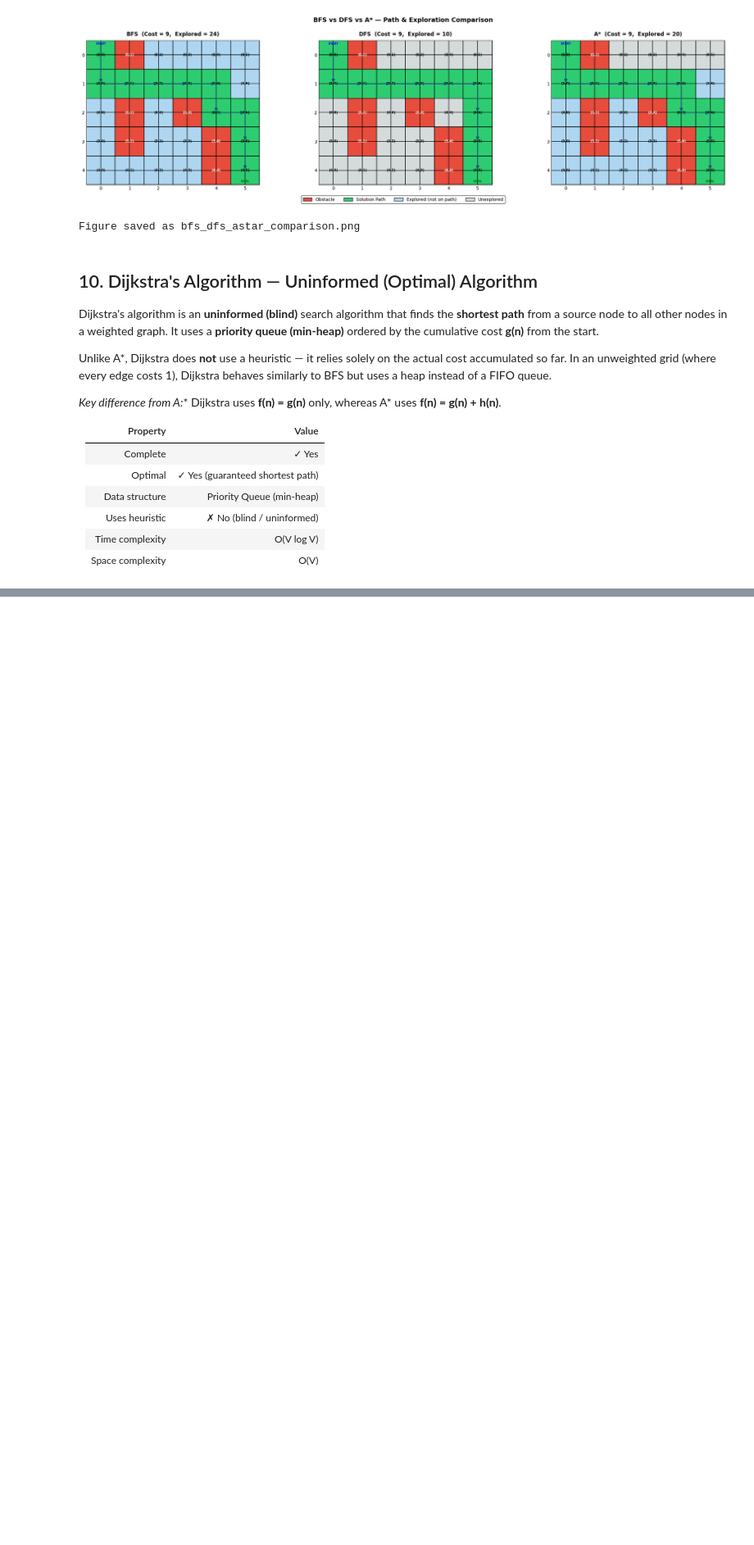
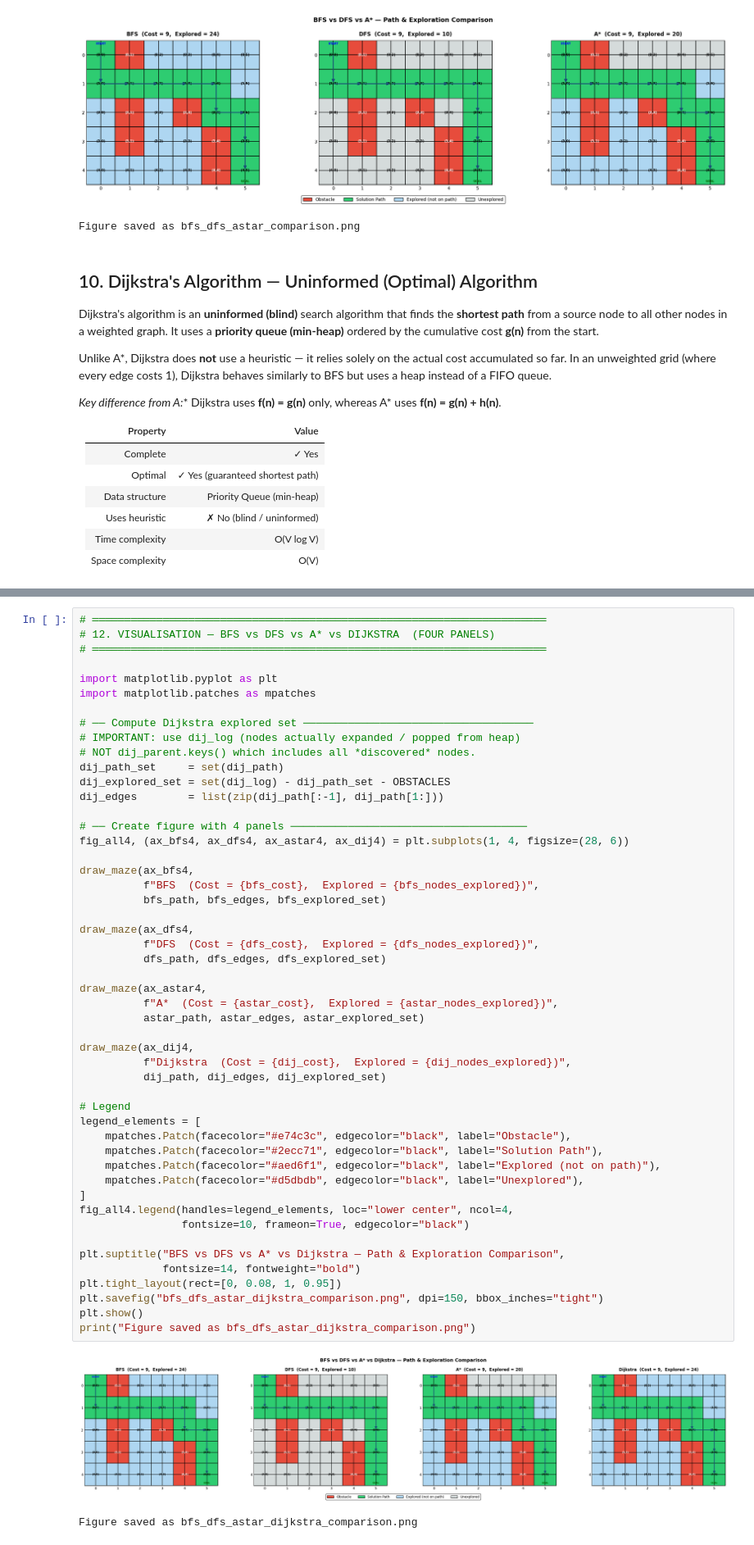
Before and after one commit to mukki00/MSC_AI_Fundamentals, a Jupyter notebook: solution.ipynb, the cells around one changed output, grey strips where cells are left out. Shown at 82% size. Cells and saved outputs as stored; diff of their text form; blank space fills up the shorter version.

```diff
--- a/solution.ipynb
+++ b/solution.ipynb
@@ -835,0 +1091,53 @@ Unlike A*, Dijkstra does **not** use a heuristic — it relies solely on the act
+# %%
+# ═══════════════════════════════════════════════════════════════════════
+# 12. VISUALISATION — BFS vs DFS vs A* vs DIJKSTRA  (FOUR PANELS)
+# ═══════════════════════════════════════════════════════════════════════
+
+import matplotlib.pyplot as plt
+import matplotlib.patches as mpatches
+
+# ── Compute Dijkstra explored set ────────────────────────────────────
+# IMPORTANT: use dij_log (nodes actually expanded / popped from heap)
+# NOT dij_parent.keys() which includes all *discovered* nodes.
+dij_path_set     = set(dij_path)
+dij_explored_set = set(dij_log) - dij_path_set - OBSTACLES
+dij_edges        = list(zip(dij_path[:-1], dij_path[1:]))
+
+# ── Create figure with 4 panels ─────────────────────────────────────
+fig_all4, (ax_bfs4, ax_dfs4, ax_astar4, ax_dij4) = plt.subplots(1, 4, figsize=(28, 6))
+
+draw_maze(ax_bfs4,
+          f"BFS  (Cost = {bfs_cost},  Explored = {bfs_nodes_explored})",
+          bfs_path, bfs_edges, bfs_explored_set)
+
+draw_maze(ax_dfs4,
+          f"DFS  (Cost = {dfs_cost},  Explored = {dfs_nodes_explored})",
+          dfs_path, dfs_edges, dfs_explored_set)
+
+draw_maze(ax_astar4,
+          f"A*  (Cost = {astar_cost},  Explored = {astar_nodes_explored})",
+          astar_path, astar_edges, astar_explored_set)
+
+draw_maze(ax_dij4,
+          f"Dijkstra  (Cost = {dij_cost},  Explored = {dij_nodes_explored})",
+          dij_path, dij_edges, dij_explored_set)
+
+# Legend
+legend_elements = [
+    mpatches.Patch(facecolor="#e74c3c", edgecolor="black", label="Obstacle"),
+    mpatches.Patch(facecolor="#2ecc71", edgecolor="black", label="Solution Path"),
+    mpatches.Patch(facecolor="#aed6f1", edgecolor="black", label="Explored (not on path)"),
+    mpatches.Patch(facecolor="#d5dbdb", edgecolor="black", label="Unexplored"),
+]
+fig_all4.legend(handles=legend_elements, loc="lower center", ncol=4,
+                fontsize=10, frameon=True, edgecolor="black")
+
+plt.suptitle("BFS vs DFS vs A* vs Dijkstra — Path & Exploration Comparison",
+             fontsize=14, fontweight="bold")
+plt.tight_layout(rect=[0, 0.08, 1, 0.95])
+plt.savefig("bfs_dfs_astar_dijkstra_comparison.png", dpi=150, bbox_inches="tight")
+plt.show()
+print("Figure saved as bfs_dfs_astar_dijkstra_comparison.png")
+# %% [output]
+[figure, added]
+Figure saved as bfs_dfs_astar_dijkstra_comparison.png
```
Also changed, not shown: parts of 6 cells of this notebook, 1 other file.
